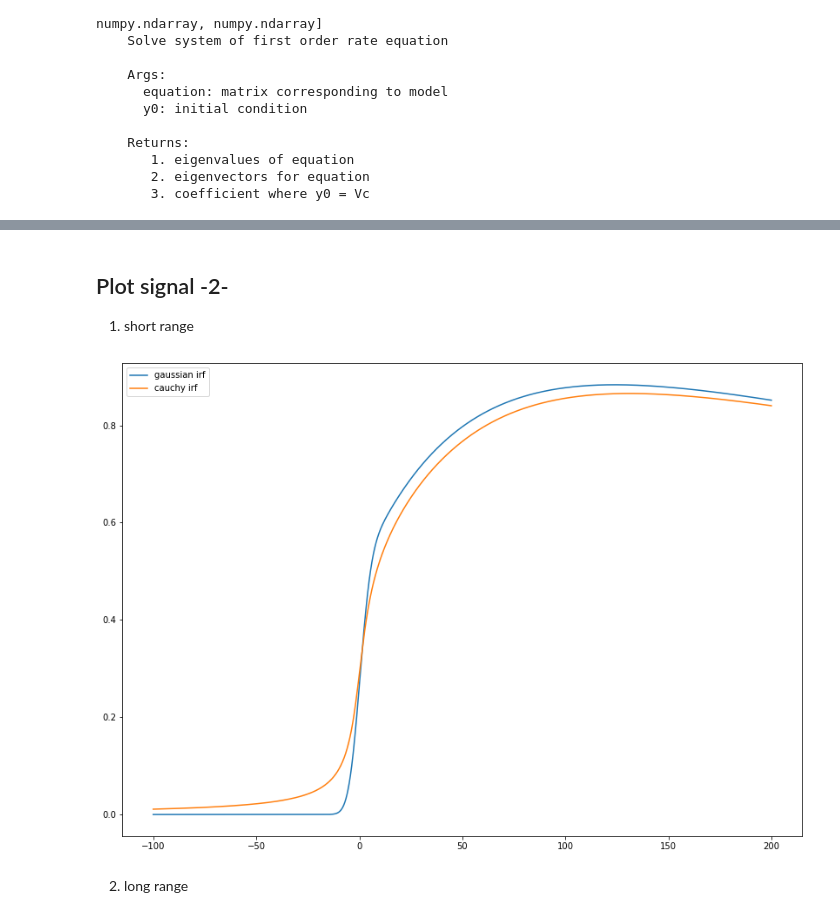
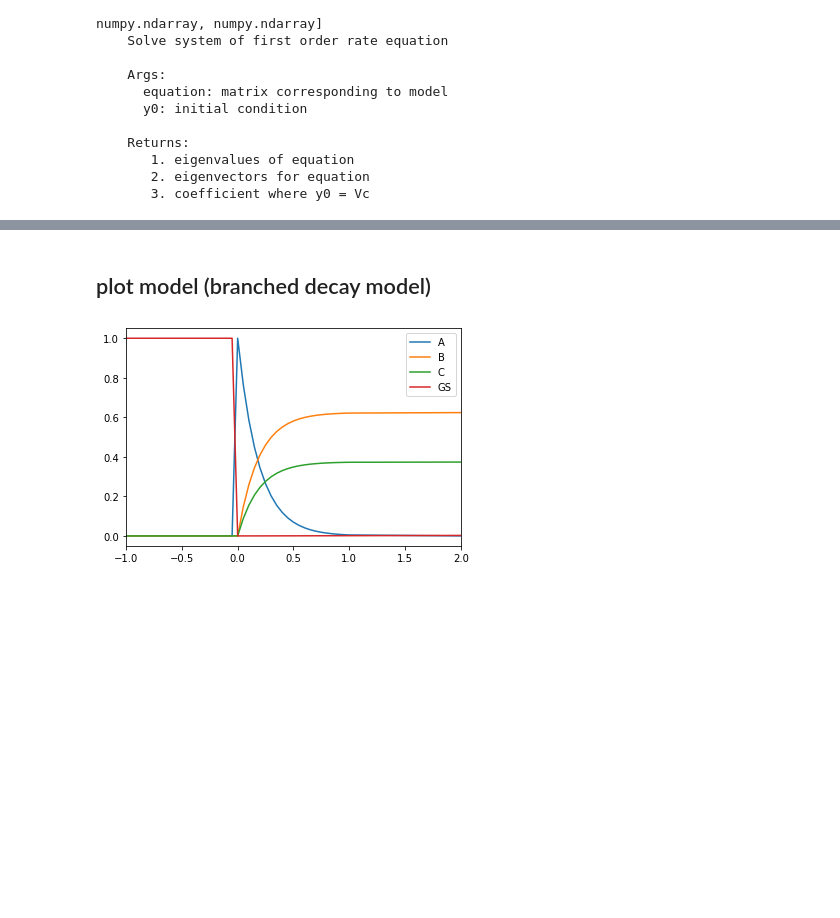
Before and after one commit to pistack/TRXASprefitpack-example, a Jupyter notebook: Rate_eq.ipynb, the cells around one changed output, grey strips where cells are left out. Saved outputs shown, nothing was run; the diff lists cells and outputs as text; code cells hidden in the pictures; blank space fills up the shorter version.

```diff
--- a/Rate_eq.ipynb
+++ b/Rate_eq.ipynb
@@ -233,12 +353,21 @@ y_long_cauchy = rate_eq_conv(t_long, fwhm, diff_abs, eigval, V, c, irf = 'c')
+# %%
+# Now compute model
+y_branch = compute_model(t_branch, eigval_branch, V_branch, c_branch)
+
+
+# since, y_1 + y_2 + y_3 + y_4 = 1 for all t,
+# y4 = 1 - (y_1+y_2+y_3)
+
+y_branch[-1, :] = 1 - (y_branch[0, :] + y_branch[1, :] + y_branch[2, :])
 # %% [markdown]
-## Plot signal -2-
-1. short range
+## plot model (branched decay model)
 # %%
-plt.plot(t_short, y_short_gau, label='gaussian irf')
-plt.plot(t_short, y_short_cauchy, label='cauchy irf')
+plt.plot(t_branch, y_branch[0, :], label='A')
+plt.plot(t_branch, y_branch[1, :], label='B')
+plt.plot(t_branch, y_branch[2, :], label='C')
+plt.plot(t_branch, y_branch[3, :], label='GS')
 plt.legend()
+plt.xlim(-1, 2)
 plt.show()
 # %% [output]
-[figure, old version]
+[figure, new version]
-# %% [markdown]
-2. long range
```
Also changed, not shown: parts of 45 cells of this notebook, 41 other files.
